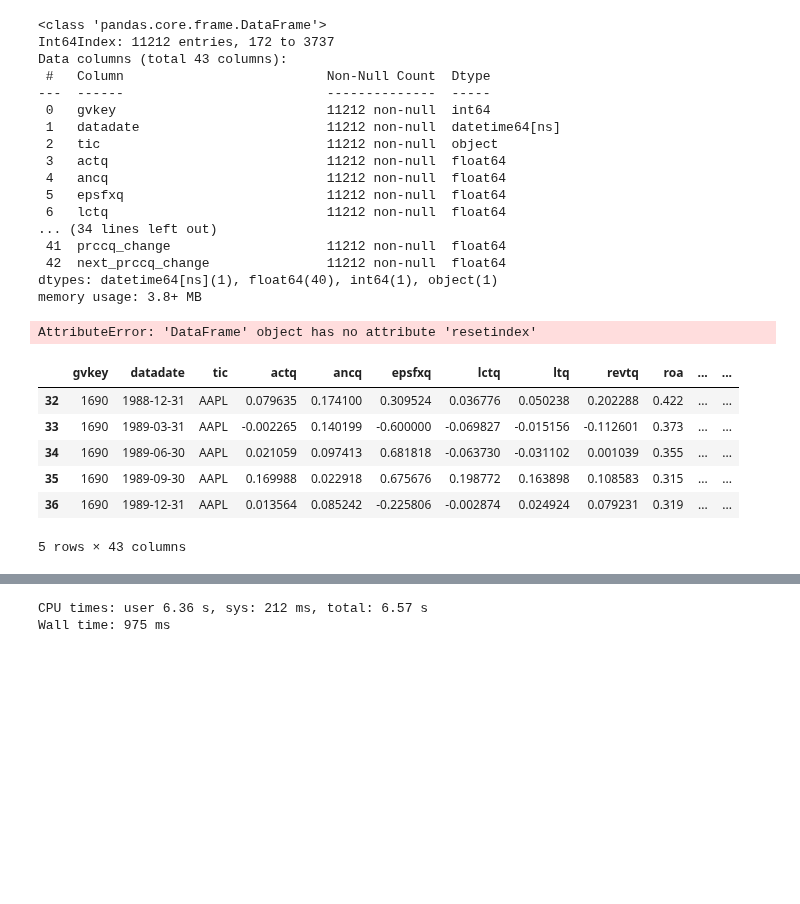
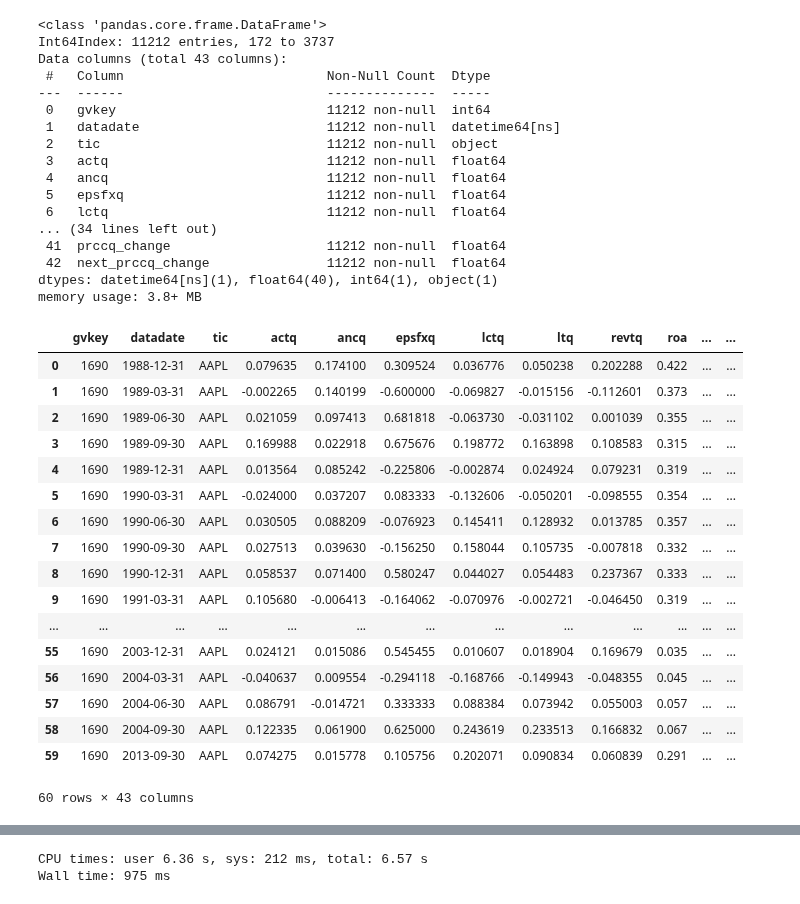
Before and after one commit to edocampione/4YP, a Jupyter notebook: models/local.ipynb, the cells around one changed output, grey strips where cells are left out. Cells and saved outputs as stored; diff of their text form; code cells hidden in the pictures; blank space fills up the shorter version.

```diff
--- a/models/local.ipynb
+++ b/models/local.ipynb
@@ -125,43 +125,53 @@ Data columns (total 43 columns):
 dtypes: datetime64[ns](1), float64(40), int64(1), object(1)
 memory usage: 3.8+ MB
 # %%
-for stock in unique_stocks:
-    df_local = df[df['tic'] == stock].resetindex()
+stock = 'AAPL'
 
-    train_start_date = '1970-03-31'
-    valid_start_date = '2010-03-31'
-    test_start_date = '2013-03-31'
-    end_date = '2023-09-30'
+df_local = df[df['tic'] == stock].reset_index(drop=True)
 
-    train_df = df_local[(df_local['datadate'] >= train_start_date) & (df_local['datadate'] < valid_start_date)].sort_values(by=['datadate'])
-    valid_df = df_local[(df_local['datadate'] >= valid_start_date) & (df_local['datadate'] < test_start_date)].sort_values(by=['datadate'])
-    test_df = df_local[(df['datadate'] >= test_start_date) & (df_local['datadate'] < end_date)].sort_values(by=['datadate'])
+train_start_date = '1970-03-31'
+valid_start_date = '2010-03-31'
+test_start_date = '2013-03-31'
+end_date = '2023-09-30'
 
-    results = test_df[['datadate', 'tic', 'next_prccq_change', 'next_relative_quarterly_return']].copy()
+train_df = df_local[(df_local['datadate'] >= train_start_date) & (df_local['datadate'] < valid_start_date)].sort_values(by=['datadate'])
+valid_df = df_local[(df_local['datadate'] >= valid_start_date) & (df_local['datadate'] < test_start_date)].sort_values(by=['datadate'])
+test_df = df_local[(df_local['datadate'] >= test_start_date) & (df_local['datadate'] < end_date)].sort_values(by=['datadate'])
 
-    drop_cols = ['gvkey', 'datadate', 'spindx', 'spindx_change', 'next_spindx_change', 'prccq', 'prccq_change', 'next_prccq_change']
+results = test_df[['datadate', 'tic', 'next_prccq_change', 'next_relative_quarterly_return']].copy()
 
-    train_df = train_df.drop(drop_cols, 1)
-    valid_df = valid_df.drop(drop_cols, 1)
-    test_df  = test_df.drop(drop_cols, 1)
+drop_cols = ['gvkey', 'datadate', 'tic', 'spindx', 'spindx_change', 'next_spindx_change', 'prccq', 'prccq_change', 'next_prccq_change']
+
+train_df = train_df.drop(drop_cols, 1)
+valid_df = valid_df.drop(drop_cols, 1)
+test_df  = test_df.drop(drop_cols, 1)
+
+y_train = train_df['next_relative_quarterly_return'].copy()
+X_train = train_df.drop(['next_relative_quarterly_return',], 1)
+
+y_valid = valid_df['next_relative_quarterly_return'].copy()
+X_valid = valid_df.drop(['next_relative_quarterly_return',], 1)
+
+y_test  = test_df['next_relative_quarterly_return'].copy()
+X_test  = test_df.drop(['next_relative_quarterly_return',], 1)
+
+df_local.head(60)
 # %% [output]
+|  | gvkey | datadate | tic | actq | ancq | epsfxq | lctq | ltq | revtq | roa | ... | ... |
+| 0 | 1690 | 1988-12-31 | AAPL | 0.079635 | 0.174100 | 0.309524 | 0.036776 | 0.050238 | 0.202288 | 0.422 | ... | ... |
+| 1 | 1690 | 1989-03-31 | AAPL | -0.002265 | 0.140199 | -0.600000 | -0.069827 | -0.015156 | -0.112601 | 0.373 | ... | ... |
+| 2 | 1690 | 1989-06-30 | AAPL | 0.021059 | 0.097413 | 0.681818 | -0.063730 | -0.031102 | 0.001039 | 0.355 | ... | ... |
+| 3 | 1690 | 1989-09-30 | AAPL | 0.169988 | 0.022918 | 0.675676 | 0.198772 | 0.163898 | 0.108583 | 0.315 | ... | ... |
+| 4 | 1690 | 1989-12-31 | AAPL | 0.013564 | 0.085242 | -0.225806 | -0.002874 | 0.024924 | 0.079231 | 0.319 | ... | ... |
+| 5 | 1690 | 1990-03-31 | AAPL | -0.024000 | 0.037207 | 0.083333 | -0.132606 | -0.050201 | -0.098555 | 0.354 | ... | ... |
+| 6 | 1690 | 1990-06-30 | AAPL | 0.030505 | 0.088209 | -0.076923 | 0.145411 | 0.128932 | 0.013785 | 0.357 | ... | ... |
+| 7 | 1690 | 1990-09-30 | AAPL | 0.027513 | 0.039630 | -0.156250 | 0.158044 | 0.105735 | -0.007818 | 0.332 | ... | ... |
+| 8 | 1690 | 1990-12-31 | AAPL | 0.058537 | 0.071400 | 0.580247 | 0.044027 | 0.054483 | 0.237367 | 0.333 | ... | ... |
+| 9 | 1690 | 1991-03-31 | AAPL | 0.105680 | -0.006413 | -0.164062 | -0.070976 | -0.002721 | -0.046450 | 0.319 | ... | ... |
+| ... | ... | ... | ... | ... | ... | ... | ... | ... | ... | ... | ... | ... |
+| 55 | 1690 | 2003-12-31 | AAPL | 0.024121 | 0.015086 | 0.545455 | 0.010607 | 0.018904 | 0.169679 | 0.035 | ... | ... |
+| 56 | 1690 | 2004-03-31 | AAPL | -0.040637 | 0.009554 | -0.294118 | -0.168766 | -0.149943 | -0.048355 | 0.045 | ... | ... |
+| 57 | 1690 | 2004-06-30 | AAPL | 0.086791 | -0.014721 | 0.333333 | 0.088384 | 0.073942 | 0.055003 | 0.057 | ... | ... |
+| 58 | 1690 | 2004-09-30 | AAPL | 0.122335 | 0.061900 | 0.625000 | 0.243619 | 0.233513 | 0.166832 | 0.067 | ... | ... |
+| 59 | 1690 | 2013-09-30 | AAPL | 0.074275 | 0.015778 | 0.105756 | 0.202071 | 0.090834 | 0.060839 | 0.291 | ... | ... |
-AttributeError: 'DataFrame' object has no attribute 'resetindex'
+60 rows × 43 columns
-# %%
-train_start_date = '1970-03-31'
-valid_start_date = '2010-03-31'
-test_start_date = '2013-03-31'
-end_date = '2023-09-30'
-
-train_df = df[(df['datadate'] >= train_start_date) & (df['datadate'] < valid_start_date)].sort_values(by=['tic', 'datadate'])
-valid_df = df[(df['datadate'] >= valid_start_date) & (df['datadate'] < test_start_date)].sort_values(by=['tic', 'datadate'])
-test_df = df[(df['datadate'] >= test_start_date) & (df['datadate'] < end_date)].sort_values(by=['tic', 'datadate'])
-
-train_df.head()
-# %% [output]
-|  | gvkey | datadate | tic | actq | ancq | epsfxq | lctq | ltq | revtq | roa | ... | ... |
-| 32 | 1690 | 1988-12-31 | AAPL | 0.079635 | 0.174100 | 0.309524 | 0.036776 | 0.050238 | 0.202288 | 0.422 | ... | ... |
-| 33 | 1690 | 1989-03-31 | AAPL | -0.002265 | 0.140199 | -0.600000 | -0.069827 | -0.015156 | -0.112601 | 0.373 | ... | ... |
-| 34 | 1690 | 1989-06-30 | AAPL | 0.021059 | 0.097413 | 0.681818 | -0.063730 | -0.031102 | 0.001039 | 0.355 | ... | ... |
-| 35 | 1690 | 1989-09-30 | AAPL | 0.169988 | 0.022918 | 0.675676 | 0.198772 | 0.163898 | 0.108583 | 0.315 | ... | ... |
-| 36 | 1690 | 1989-12-31 | AAPL | 0.013564 | 0.085242 | -0.225806 | -0.002874 | 0.024924 | 0.079231 | 0.319 | ... | ... |
-5 rows × 43 columns
```
Also changed, not shown: parts of 4 cells of this notebook.
